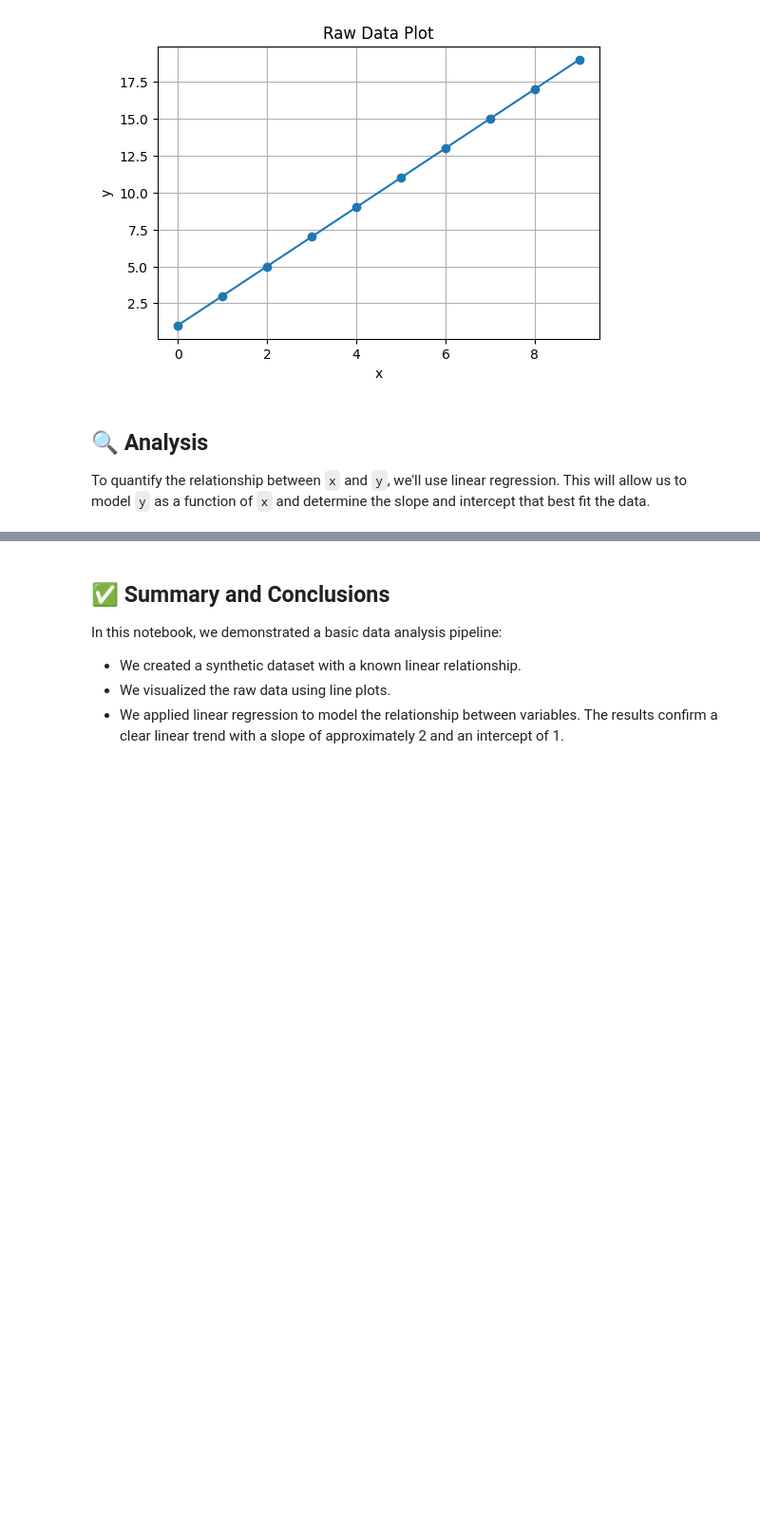
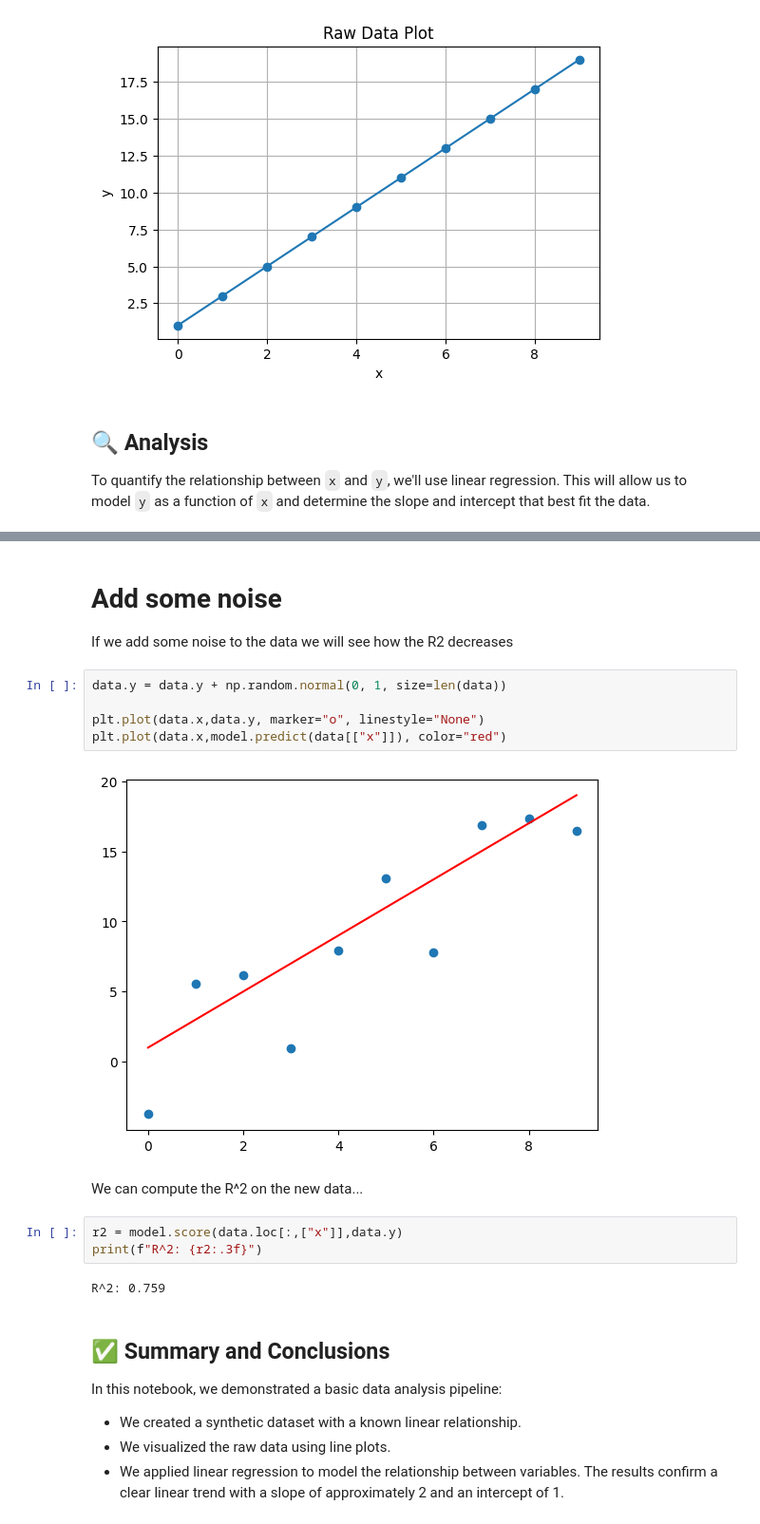
Before and after one commit to JenDobson/jupdeck, a Jupyter notebook: notebooks/rich_demo_notebook_realtext.ipynb, the cells around one changed output, grey strips where cells are left out. Shown at 95% size. Cells and saved outputs as stored; diff of their text form; blank space fills up the shorter version.

```diff
--- a/notebooks/rich_demo_notebook_realtext.ipynb
+++ b/notebooks/rich_demo_notebook_realtext.ipynb
@@ -57,3 +63,20 @@ model.coef_, model.intercept_
+# %% [markdown]
+# Add some noise
+If we add some noise to the data we will see how the R2 decreases
+# %%
+data.y = data.y + np.random.normal(0, 1, size=len(data))
+
+plt.plot(data.x,data.y, marker="o", linestyle="None")
+plt.plot(data.x,model.predict(data[["x"]]), color="red")
+# %% [output]
+[figure, added]
+# %% [markdown]
+We can compute the R^2 on the new data...
+# %%
+r2 = model.score(data.loc[:,["x"]],data.y)
+print(f"R^2: {r2:.3f}")
+# %% [output]
+R^2: 0.759
 # %% [markdown]
 ## ✅ Summary and Conclusions
 In this notebook, we demonstrated a basic data analysis pipeline:
```
Also changed, not shown: parts of 4 cells of this notebook, 3 other files.
